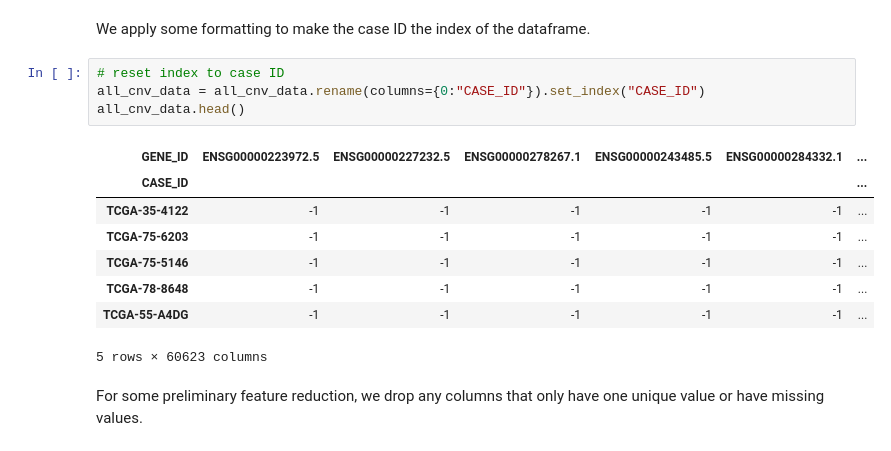
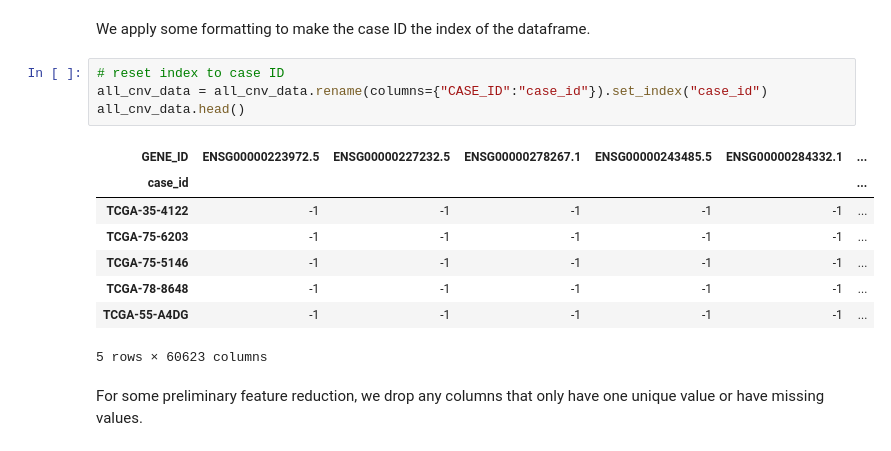
Before and after one commit to akira-nair/multiomic-model-tcga, a Jupyter notebook: preprocessing/preprocess_cnv/create_cnv_dataset.ipynb, the cells around one changed output. Drawn from its saved outputs; the diff is of its cells as text.

```diff
--- a/preprocessing/preprocess_cnv/create_cnv_dataset.ipynb
+++ b/preprocessing/preprocess_cnv/create_cnv_dataset.ipynb
@@ -102,11 +102,11 @@ all_cnv_data
 We apply some formatting to make the case ID the index of the dataframe.
 # %%
 # reset index to case ID
-all_cnv_data = all_cnv_data.rename(columns={0:"CASE_ID"}).set_index("CASE_ID")
+all_cnv_data = all_cnv_data.rename(columns={"CASE_ID":"case_id"}).set_index("case_id")
 all_cnv_data.head()
 # %% [output]
 | GENE_ID | ENSG00000223972.5 | ENSG00000227232.5 | ENSG00000278267.1 | ENSG00000243485.5 | ENSG00000284332.1 | ... |
-| CASE_ID |  |  |  |  |  | ... |
+| case_id |  |  |  |  |  | ... |
 | TCGA-35-4122 | -1 | -1 | -1 | -1 | -1 | ... |
 | TCGA-75-6203 | -1 | -1 | -1 | -1 | -1 | ... |
 | TCGA-75-5146 | -1 | -1 | -1 | -1 | -1 | ... |
```
Also changed, not shown: parts of 1 cell of this notebook, 3 other files.
